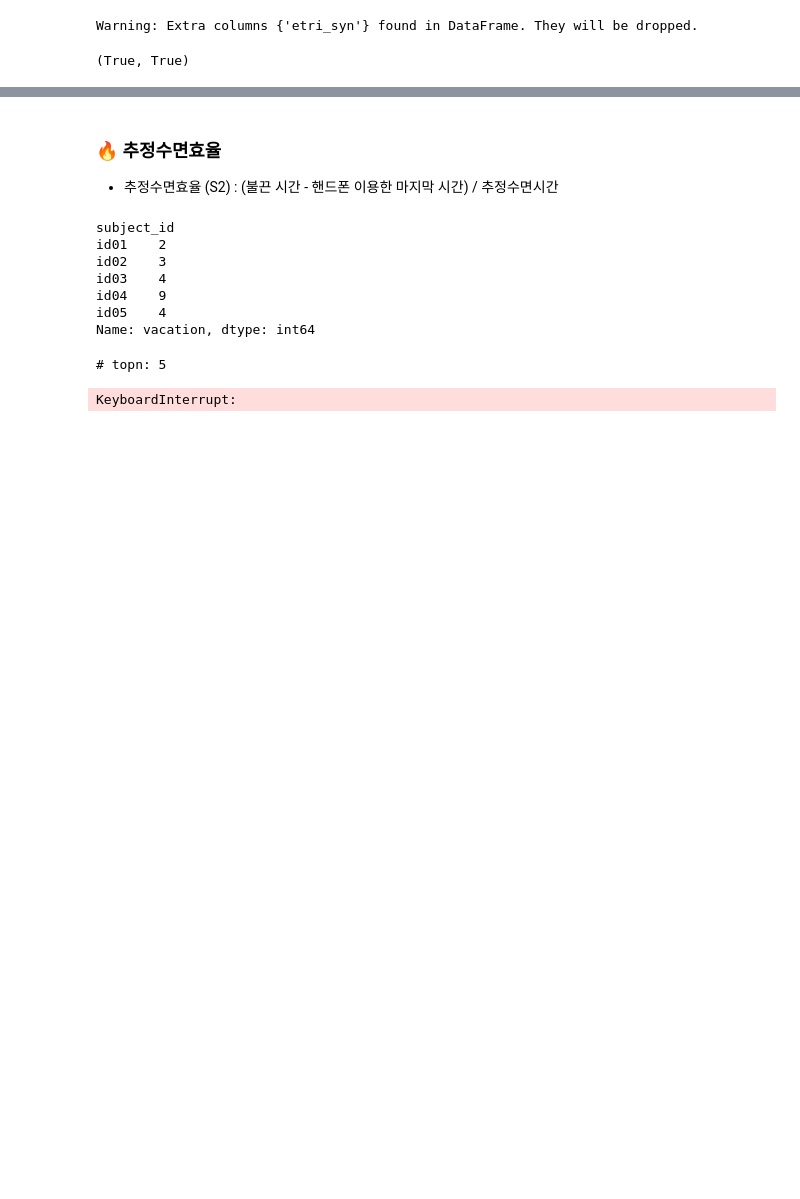
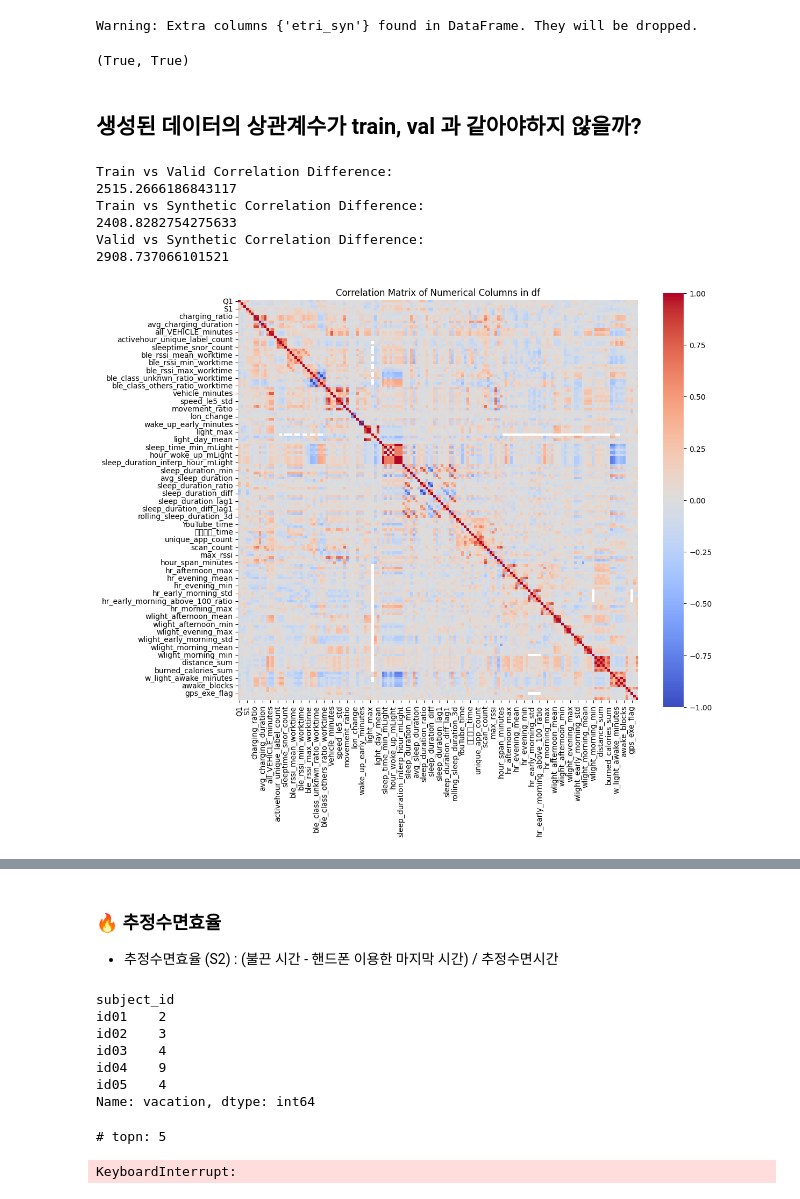
Before and after one commit to dmskorea/project8-The-4th-ETRI-AI-Human-Understanding-Competition, a Jupyter notebook: lhj/tabsyn/tabsyn_test.ipynb, the cells around one changed output, grey strips where cells are left out. Saved outputs shown, nothing was run; the diff lists cells and outputs as text; code cells hidden in the pictures; blank space fills up the shorter version.

```diff
--- a/lhj/tabsyn/tabsyn_test.ipynb
+++ b/lhj/tabsyn/tabsyn_test.ipynb
@@ -75 +72,4 @@ test = test2.copy()
+# %%
+train = train.astype({"Q1": "int32", "Q2": "int32", "Q3": "int32", "S1": "int32", "S2": "int32", "S3": "int32"})
+valid = valid.astype({"Q1": "int32", "Q2": "int32", "Q3": "int32", "S1": "int32", "S2": "int32", "S3": "int32"})
 # %%
@@ -343,6 +412,3 @@ Saving sampled data to ./synthetic/etri_syn.csv
-# %%
-train = train2.copy()
-test = test2.copy()
 # %%
 train.shape, train.dtypes
 # %% [output]
@@ -392,3 +458,11 @@ Warning: Extra columns {'etri_syn'} found in DataFrame. They will be dropped.
 syn_df.shape[1] == train.shape[1], syn_df.dtypes.equals(train.dtypes)
 # %% [output]
 (True, True)
+# %% [markdown]
+## 생성된 데이터의 상관계수가 train, val 과 같아야하지 않을까?
+# %%
+num_cols = train.select_dtypes(include=[np.number]).columns
+
+train_corr = train[num_cols].corr()
+valid_corr = valid[num_cols].corr()
+syn_corr = syn_df[num_cols].corr()
@@ -395,13 +480,22 @@ syn_df.shape[1] == train.shape[1], syn_df.dtypes.equals(train.dtypes)
+# %%
+print(f"Train vs Valid Correlation Difference:\n{corr_diff_sum(train_corr, valid_corr)}")
+print(f"Train vs Synthetic Correlation Difference:\n{corr_diff_sum(train_corr, syn_corr)}")
+print(f"Valid vs Synthetic Correlation Difference:\n{corr_diff_sum(valid_corr, syn_corr)}")
+# %% [output]
+Train vs Valid Correlation Difference:
+2515.2666186843117
+Train vs Synthetic Correlation Difference:
+2408.8282754275633
+Valid vs Synthetic Correlation Difference:
+2908.737066101521
 # %%
-def vis_df(df):
-    # 수치형 컬럼만 선택
-    num_cols = df.select_dtypes(include=[np.number]).columns
-
-    # 상관계수 행렬 계산
-    corr_matrix = df[num_cols].corr()
-
+def vis_corr(corr):
     # 시각화
     plt.figure(figsize=(12, 10))
-    sns.heatmap(corr_matrix, annot=True, fmt=".2f", cmap="coolwarm", square=True)
+    sns.heatmap(corr, annot=False, cmap="coolwarm", square=True)
     plt.title("Correlation Matrix of Numerical Columns in df")
     plt.show()
+# %%
+vis_corr(train_corr)
+# %% [output]
+[figure, added]
```
Also changed, not shown: parts of 17 cells of this notebook.
